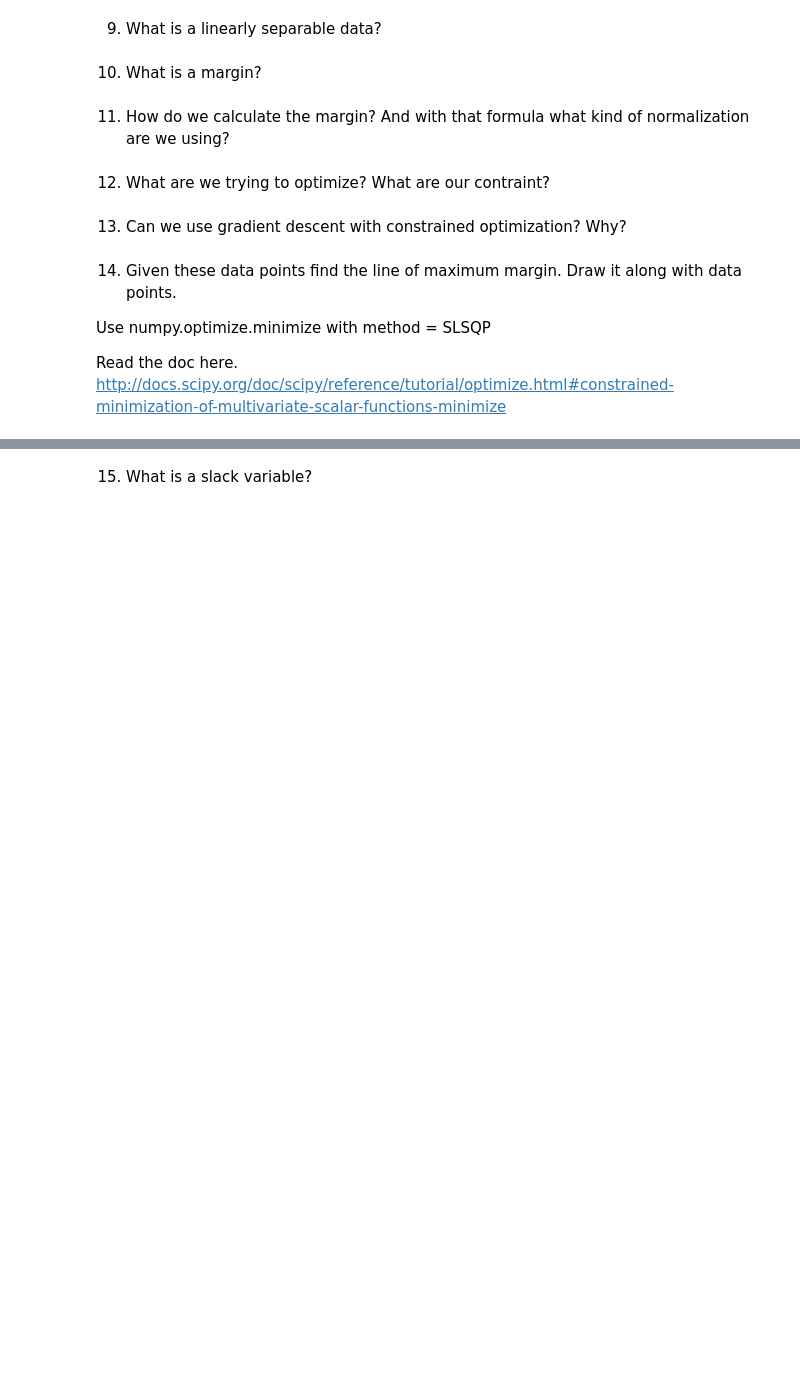
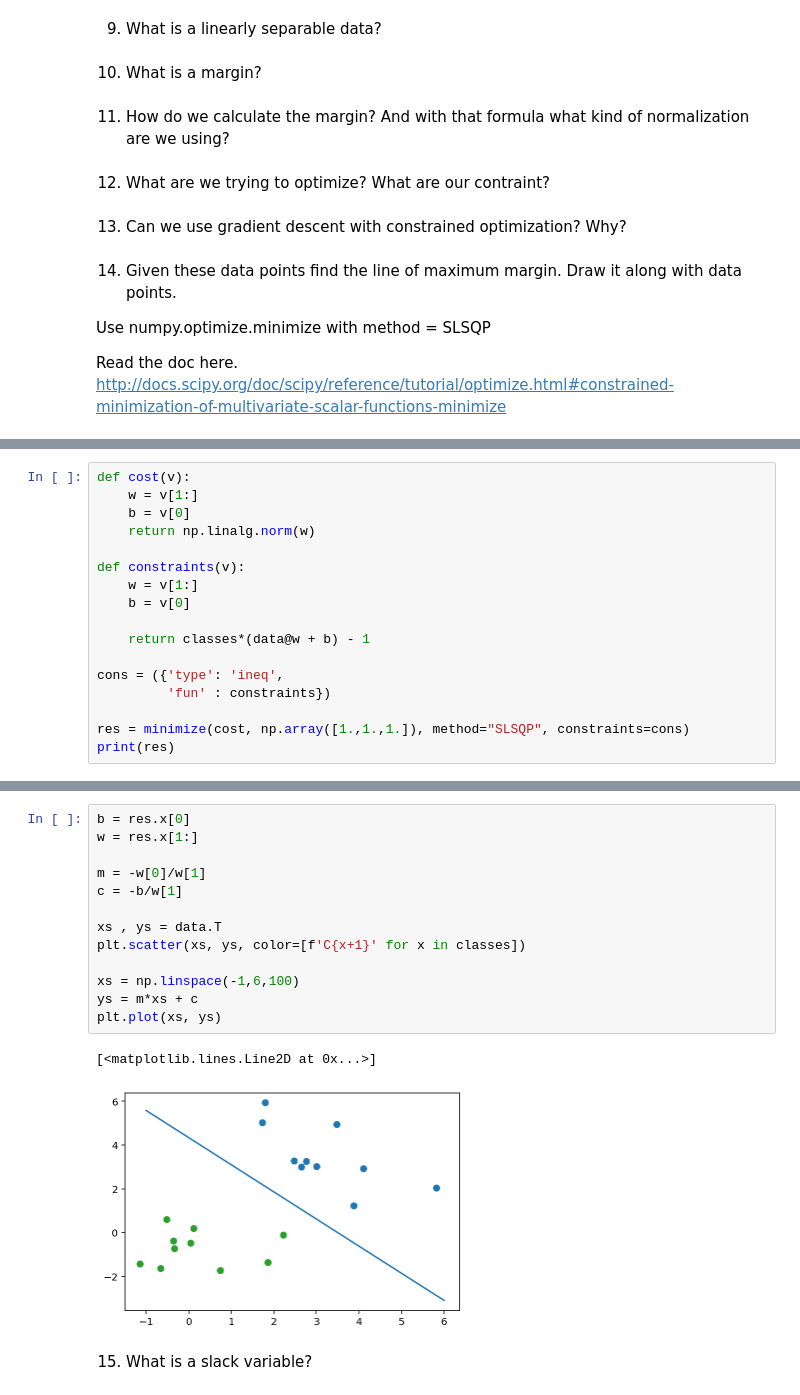
Before and after one commit to muic-pattern-rekt-2018/Exercise9, a Jupyter notebook: Support Vector Machine.ipynb, the cells around one changed output, grey strips where cells are left out. Cells and saved outputs as stored; diff of their text form; blank space fills up the shorter version.

```diff
--- a/Support Vector Machine.ipynb
+++ b/Support Vector Machine.ipynb
@@ -100,0 +101,17 @@ minimize(f, [10., 10.], method="SLSQP", constraints=cons)
+# %%
+def cost(v):
+    w = v[1:]
+    b = v[0]
+    return np.linalg.norm(w)
+
+def constraints(v):
+    w = v[1:]
+    b = v[0]
+
+    return classes*(data@w + b) - 1
+
+cons = ({'type': 'ineq',
+         'fun' : constraints})
+
+res = minimize(cost, np.array([1.,1.,1.]), method="SLSQP", constraints=cons)
+print(res)
@@ -101,2 +128,18 @@ minimize(f, [10., 10.], method="SLSQP", constraints=cons)
+# %%
+b = res.x[0]
+w = res.x[1:]
+
+m = -w[0]/w[1]
+c = -b/w[1]
+
+xs , ys = data.T
+plt.scatter(xs, ys, color=[f'C{x+1}' for x in classes])
+
+xs = np.linspace(-1,6,100)
+ys = m*xs + c
+plt.plot(xs, ys)
+# %% [output]
+[<matplotlib.lines.Line2D at 0x...>]
+[figure, added]
 # %% [markdown]
 15) What is a slack variable?
```
Also changed, not shown: parts of 7 cells of this notebook.
